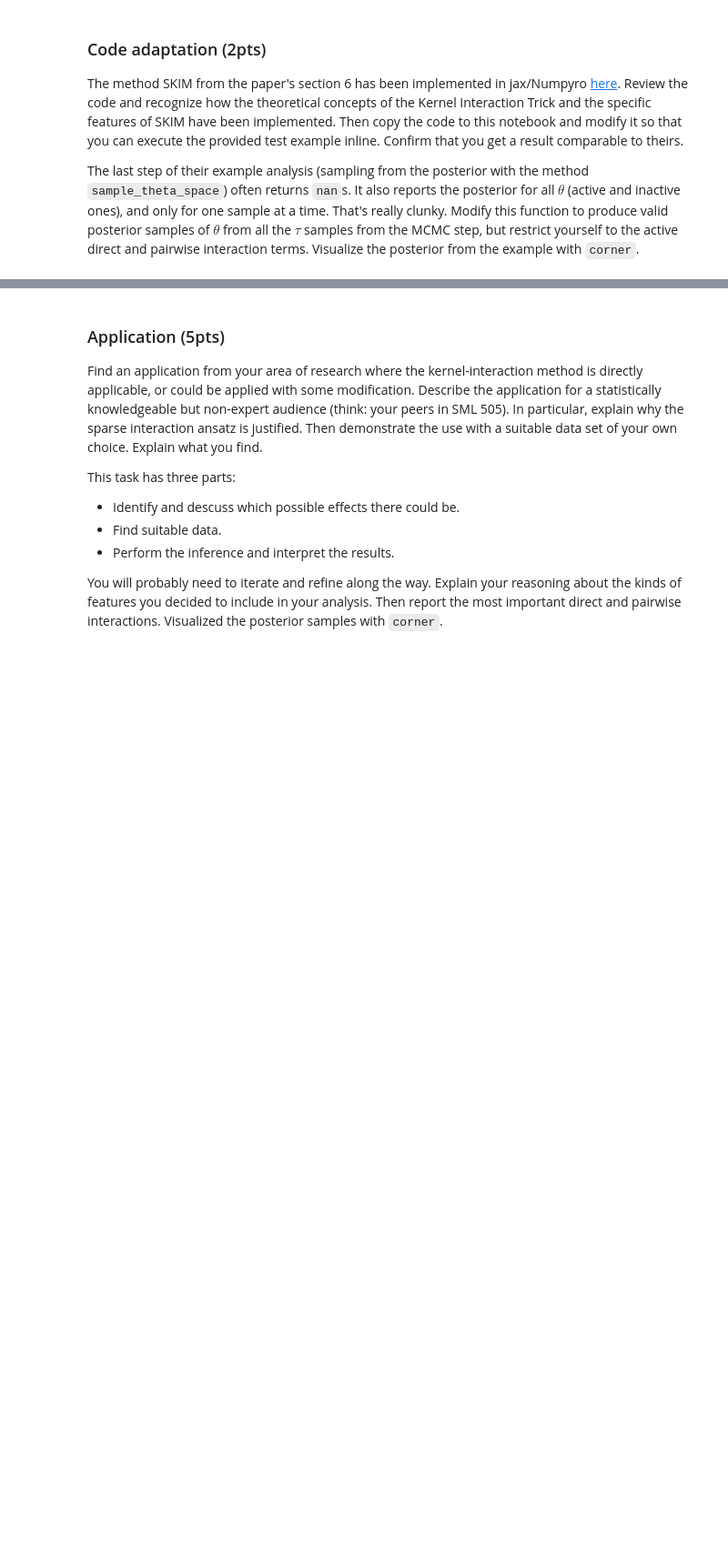
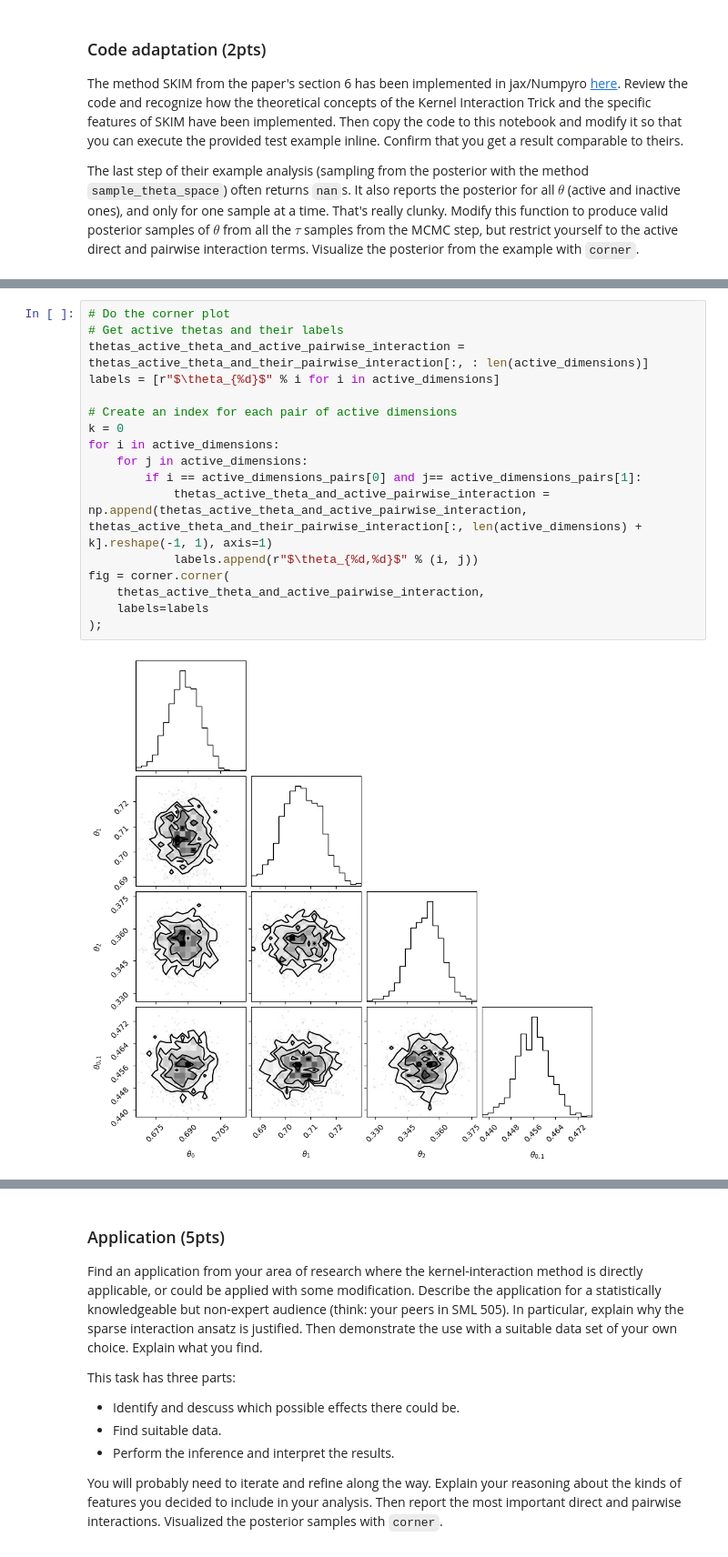
Before and after one commit to vanessaroser/SML505_FinalProject, a Jupyter notebook: Yunchang_FinalProject.ipynb, the cells around one changed output, grey strips where cells are left out. Shown at 91% size. Drawn from its saved outputs; the diff is of its cells as text; blank space fills up the shorter version.

Commit message:
updated question 2
: now the corner plot only considers active thetas and active pairwise interactions

```diff
--- a/Yunchang_FinalProject.ipynb
+++ b/Yunchang_FinalProject.ipynb
@@ -443,0 +544,19 @@ WARNING:root:Too few points to create valid contours
+# %%
+# Do the corner plot
+# Get active thetas and their labels
+thetas_active_theta_and_active_pairwise_interaction = thetas_active_theta_and_their_pairwise_interaction[:, : len(active_dimensions)]
+labels = [r"$\theta_{%d}$" % i for i in active_dimensions]
+
+# Create an index for each pair of active dimensions
+k = 0
+for i in active_dimensions:
+    for j in active_dimensions:
+        if i == active_dimensions_pairs[0] and j== active_dimensions_pairs[1]:
+            thetas_active_theta_and_active_pairwise_interaction = np.append(thetas_active_theta_and_active_pairwise_interaction, thetas_active_theta_and_their_pairwise_interaction[:, len(active_dimensions) + k].reshape(-1, 1), axis=1)
+            labels.append(r"$\theta_{%d,%d}$" % (i, j))
+fig = corner.corner(
+    thetas_active_theta_and_active_pairwise_interaction,
+    labels=labels
+);
+# %% [output]
+[figure, added]
```
Also changed, not shown: parts of 5 cells of this notebook.
